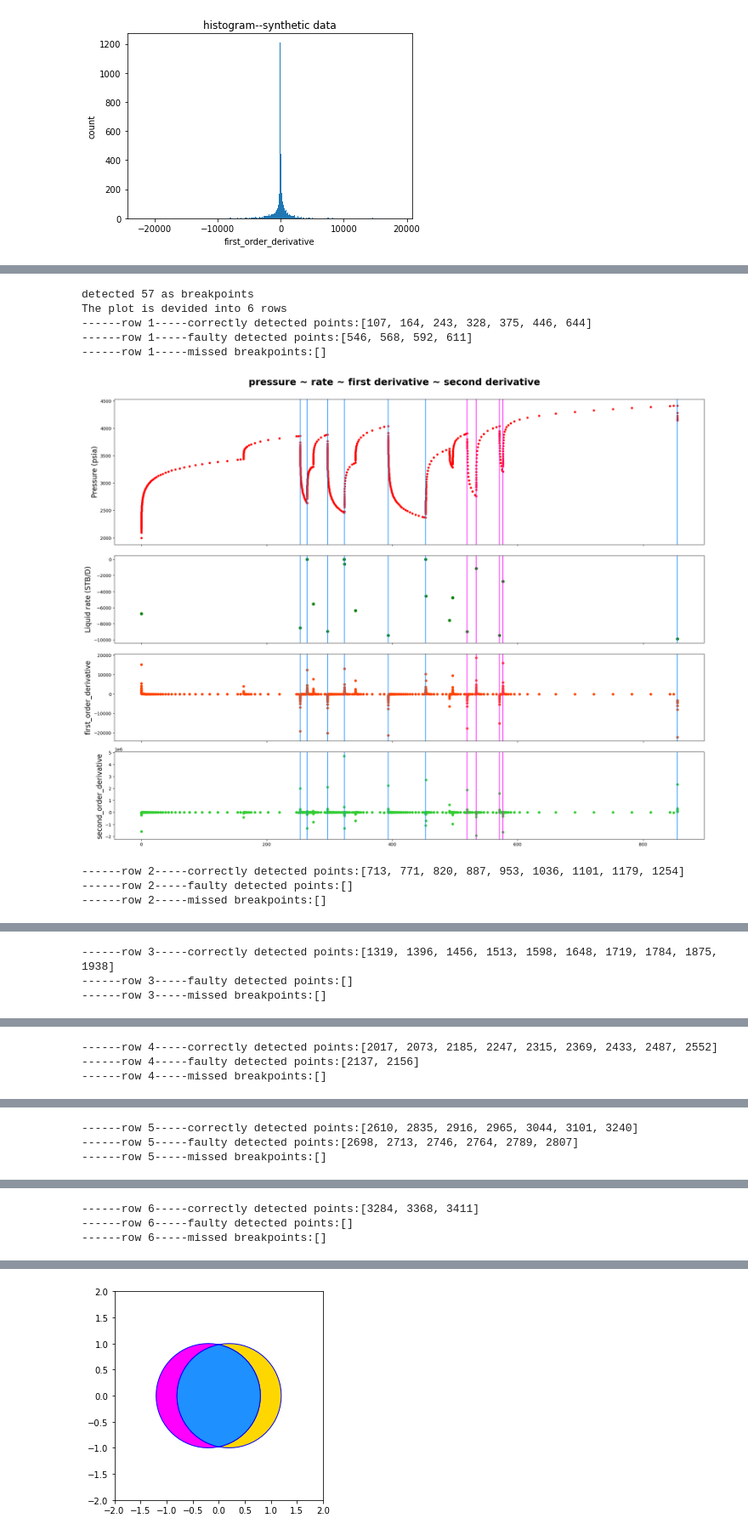
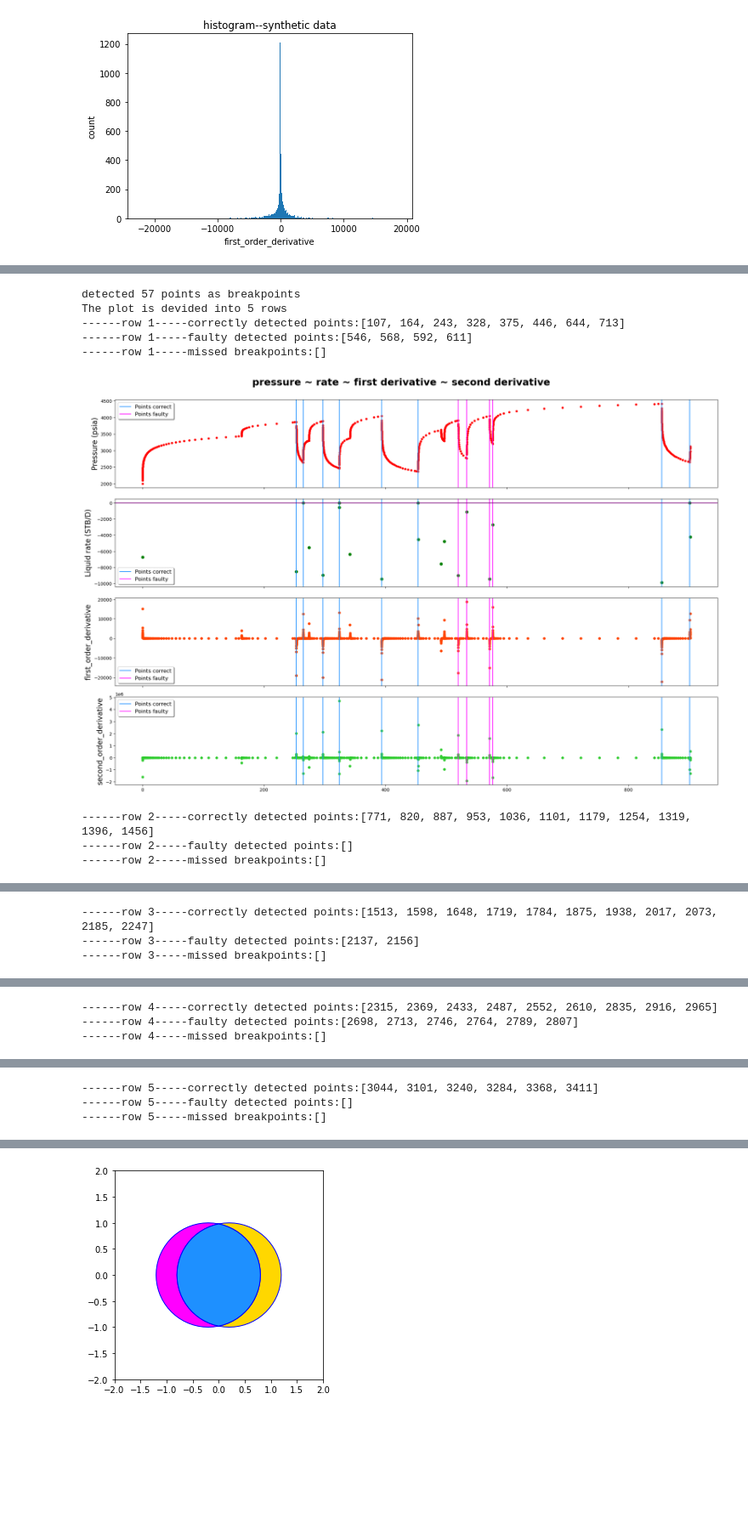
Before and after one commit to juneciel510/transient_identification, a Jupyter notebook: source_code/synthetic_data.ipynb, the cells around one changed output, grey strips where cells are left out. Shown at 85% size. Cells and saved outputs as stored; diff of their text form; code cells hidden in the pictures; blank space fills up the shorter version.

Commit message:
baseline

```diff
--- a/source_code/synthetic_data.ipynb
+++ b/source_code/synthetic_data.ipynb
@@ -168,18 +206,19 @@ findfont: Font family ['Arial Black'] not found. Falling back to DejaVu Sans.
 # %%
-data_inOneRow=650
+#baseline method
+data_inOneRow=750
 plot_4_metrics_details(data_inOneRow,
                        pressure_df,
                        rate_df,
                        breakpoints_detected,
                        ground_truth,
                        colum_names)
 # %% [output]
-detected 57 as breakpoints
-The plot is devided into 6 rows
-------row 1-----correctly detected points:[107, 164, 243, 328, 375, 446, 644]
+detected 57 points as breakpoints
+The plot is devided into 5 rows
+------row 1-----correctly detected points:[107, 164, 243, 328, 375, 446, 644, 713]
 ------row 1-----faulty detected points:[546, 568, 592, 611]
 ------row 1-----missed breakpoints:[]
-[figure, old version]
+[figure, new version]
-------row 2-----correctly detected points:[713, 771, 820, 887, 953, 1036, 1101, 1179, 1254]
+------row 2-----correctly detected points:[771, 820, 887, 953, 1036, 1101, 1179, 1254, 1319, 1396, 1456]
 ------row 2-----faulty detected points:[]
 ------row 2-----missed breakpoints:[]
@@ -187,3 +226,3 @@ The plot is devided into 6 rows
-------row 3-----correctly detected points:[1319, 1396, 1456, 1513, 1598, 1648, 1719, 1784, 1875, 1938]
-------row 3-----faulty detected points:[]
+------row 3-----correctly detected points:[1513, 1598, 1648, 1719, 1784, 1875, 1938, 2017, 2073, 2185, 2247]
+------row 3-----faulty detected points:[2137, 2156]
 ------row 3-----missed breakpoints:[]
@@ -191,3 +230,3 @@ The plot is devided into 6 rows
-------row 4-----correctly detected points:[2017, 2073, 2185, 2247, 2315, 2369, 2433, 2487, 2552]
-------row 4-----faulty detected points:[2137, 2156]
+------row 4-----correctly detected points:[2315, 2369, 2433, 2487, 2552, 2610, 2835, 2916, 2965]
+------row 4-----faulty detected points:[2698, 2713, 2746, 2764, 2789, 2807]
 ------row 4-----missed breakpoints:[]
@@ -195,3 +234,3 @@ The plot is devided into 6 rows
-------row 5-----correctly detected points:[2610, 2835, 2916, 2965, 3044, 3101, 3240]
-------row 5-----faulty detected points:[2698, 2713, 2746, 2764, 2789, 2807]
+------row 5-----correctly detected points:[3044, 3101, 3240, 3284, 3368, 3411]
+------row 5-----faulty detected points:[]
 ------row 5-----missed breakpoints:[]
@@ -199,3 +237,0 @@ The plot is devided into 6 rows
-------row 6-----correctly detected points:[3284, 3368, 3411]
-------row 6-----faulty detected points:[]
-------row 6-----missed breakpoints:[]
```
Also changed, not shown: parts of 8 cells of this notebook, 7 other files.
